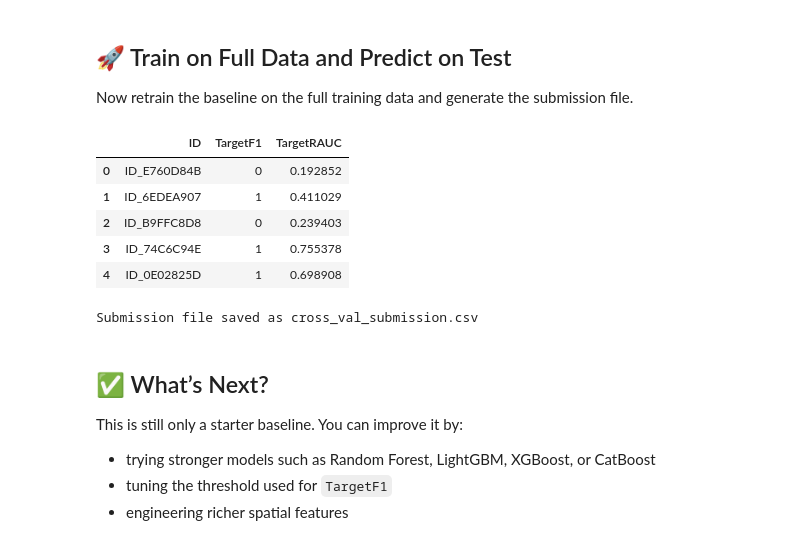
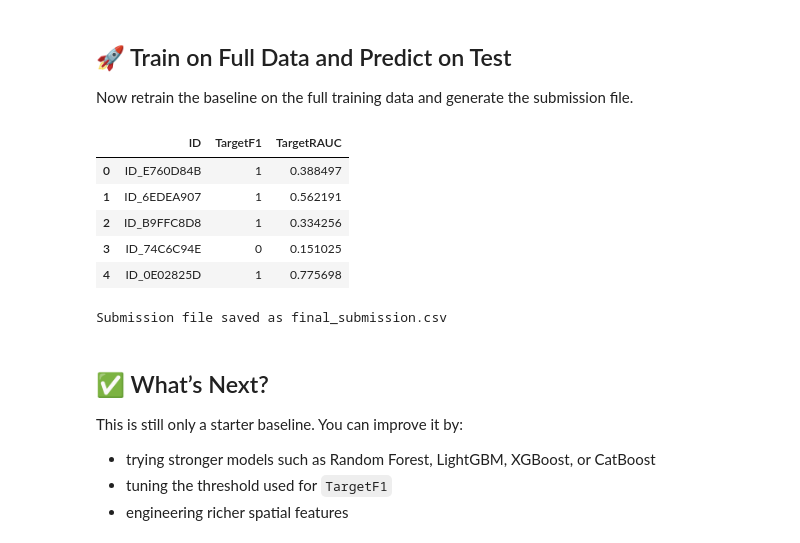
Before and after one commit to Henintsoaaa/climaite-health, a Jupyter notebook: climate_health_starter_notebook_.ipynb, the cells around one changed output. Drawn from its saved outputs; the diff is of its cells as text; code cells hidden in the pictures.

```diff
--- a/climate_health_starter_notebook_.ipynb
+++ b/climate_health_starter_notebook_.ipynb
@@ -274,7 +322,7 @@ We use Logistic Regression as a simple and interpretable baseline.
 
 Because the challenge metric includes both **F1** and **ROC-AUC**, this is a good baseline model to start with before trying stronger methods such as Random Forest, LightGBM, XGBoost, or CatBoost.
 # %%
-## Drop location from categorical features
-categorical_features.remove("location")
+# Keep location: it is evaluated as a categorical spatial feature.
+print("Spatial categorical feature retained:", "location" in categorical_features)
 categorical_features
 # %% [output]
@@ -282,6 +331,6 @@ categorical_features
 # %%
-## Check if latitude and longitude are in numerical features and drop them
-numeric_features.remove("latitude")
-numeric_features.remove("longitude")
+# Keep latitude and longitude so their predictive value can be measured.
+print("Latitude retained:", "latitude" in numeric_features)
+print("Longitude retained:", "longitude" in numeric_features)
 numeric_features
 # %% [output]
@@ -591,32 +874,73 @@ plt.show()
 
 Now retrain the baseline on the full training data and generate the submission file.
 # %%
+from sklearn.base import clone
+
+# Identifier automatiquement les types de variables
+final_categorical = [
+    column for column in X.columns
+    if not pd.api.types.is_numeric_dtype(X[column])
+]
+
+final_numeric = [
+    column for column in X.columns
+    if pd.api.types.is_numeric_dtype(X[column])
+]
+
+# Préprocesseur corrigé
+final_preprocessor = ColumnTransformer(
+    transformers=[
+        (
+            "cat",
+            Pipeline([
+                ("imputer", SimpleImputer(strategy="most_frequent")),
+                ("onehot", OneHotEncoder(handle_unknown="ignore"))
+            ]),
+            final_categorical
+        ),
+        (
+            "num",
+            Pipeline([
+                ("imputer", SimpleImputer(strategy="median")),
+                ("scaler", StandardScaler())
+            ]),
+            final_numeric
+        )
+    ]
+)
+
+# Reconstruire le meilleur pipeline avec le modèle sélectionné
+best_pipeline = Pipeline([
+    ("preprocess", final_preprocessor),
+    ("model", clone(models[best_model_name]))
+])
+
 # Entraîner le meilleur modèle sur toutes les données
 best_pipeline.fit(X, y)
 
 # Prédictions sur le jeu de test
 test_pred_proba = best_pipeline.predict_proba(X_test)[:, 1]
 test_pred_label = (test_pred_proba >= best_threshold).astype(int)
 
 submission = pd.DataFrame({
     ID_COL: test[ID_COL],
     TARGET_F1: test_pred_label,
     TARGET_RAUC: test_pred_proba
 })
 
 submission.head()
 # %% [output]
 |  | ID | TargetF1 | TargetRAUC |
-| 0 | ID_E760D84B | 0 | 0.192852 |
-| 1 | ID_6EDEA907 | 1 | 0.411029 |
-| 2 | ID_B9FFC8D8 | 0 | 0.239403 |
-| 3 | ID_74C6C94E | 1 | 0.755378 |
-| 4 | ID_0E02825D | 1 | 0.698908 |
+| 0 | ID_E760D84B | 1 | 0.388497 |
+| 1 | ID_6EDEA907 | 1 | 0.562191 |
+| 2 | ID_B9FFC8D8 | 1 | 0.334256 |
+| 3 | ID_74C6C94E | 0 | 0.151025 |
+| 4 | ID_0E02825D | 1 | 0.775698 |
 # %%
-submission.to_csv("cross_val_submission.csv", index=False)
-print("Submission file saved as cross_val_submission.csv")
+submission.to_csv("final_submission.csv", index=False)
+print("Submission file saved as final_submission.csv")
 # %% [output]
-Submission file saved as cross_val_submission.csv
+Submission file saved as final_submission.csv
 # %% [markdown]
 
 ## ✅ What’s Next?
```
Also changed, not shown: parts of 12 cells of this notebook.
